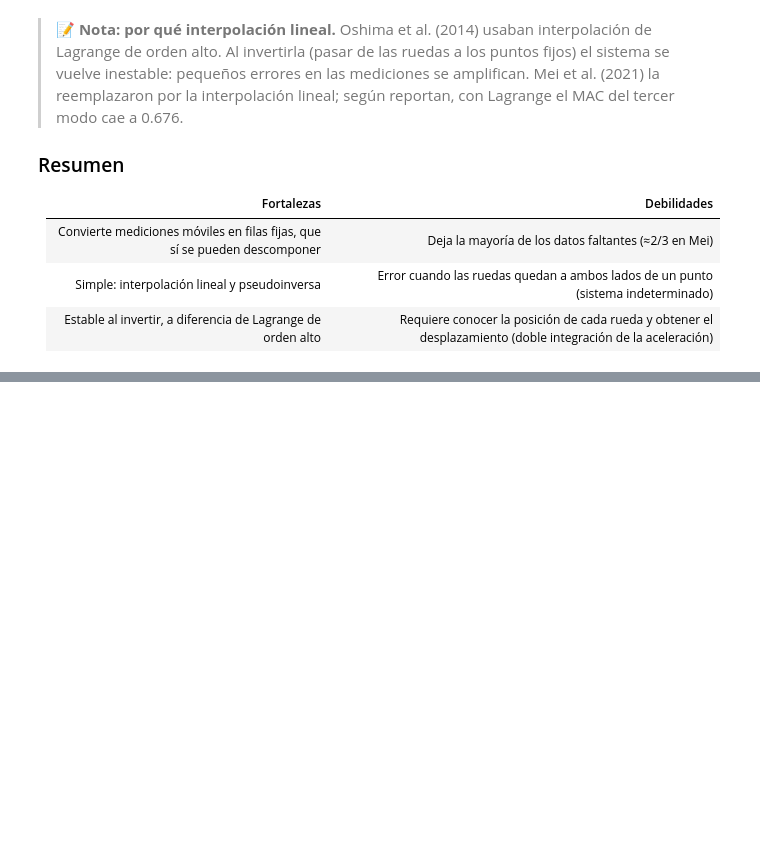
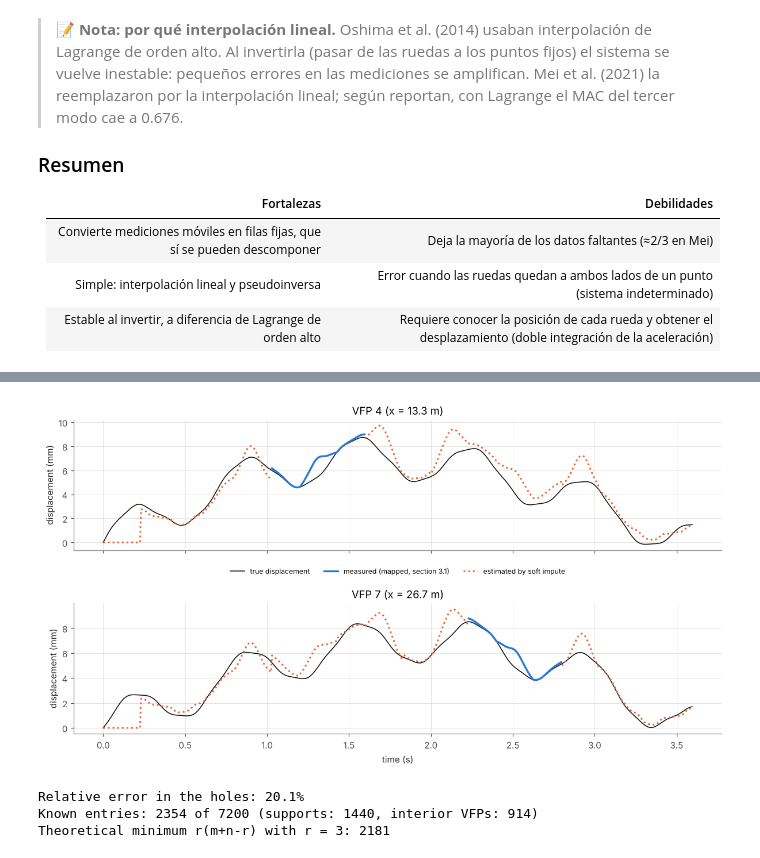
Before and after one commit to 25adiaz-apps/assignment-3-machine-learning, a Jupyter notebook: literature-review/metodos/metodos.ipynb, the cells around one changed output, grey strips where cells are left out. Cells and saved outputs as stored; diff of their text form; code cells hidden in the pictures; blank space fills up the shorter version.

Commit message:
Add section 3.2: matrix completion with soft imputing
Co-Authored-By: Claude Opus 5.5 <noreply@anthropic.com>
Claude-Session: https://claude.ai/code/session_01ER6toXZwCFLGk3arJZsFg2

```diff
--- a/literature-review/metodos/metodos.ipynb
+++ b/literature-review/metodos/metodos.ipynb
@@ -795,0 +970,31 @@ El resultado del mapeo **no** es una matriz completa sino una **matriz con hueco
+# %%
+# Plot 2: measured vs estimated displacement at two VFPs (style of Mei's Fig. 8)
+fig, axes = plt.subplots(2, 1, figsize=(11, 6), sharex=True)
+for ax, j in zip(axes, [3, 6]):
+    measured = np.where(known_mei[j], D_sparse[j], np.nan)
+    estimated = np.where(~known_mei[j], Z_opt[j], np.nan)
+    ax.plot(mei_t, D_true[j], color=COLOR_TRUE, lw=1, label="true displacement")
+    ax.plot(mei_t, measured, color=COLOR_1, lw=2.2, label="measured (mapped, section 3.1)")
+    ax.plot(mei_t, estimated, ":", color=COLOR_2, lw=2, label="estimated by soft impute")
+    ax.set_ylabel("displacement (mm)")
+    ax.set_title(f"VFP {j + 1} (x = {MEI_VFP[j]:.1f} m)")
+axes[0].legend(loc="upper center", bbox_to_anchor=(0.5, -0.08), ncol=3, fontsize=8)
+axes[1].set_xlabel("time (s)")
+fig.tight_layout()
+plt.show()
+
+holes = ~known_mei
+rel_err_holes = np.linalg.norm((Z_opt - D_true)[holes]) / np.linalg.norm(D_true[holes])
+m_rows, n_cols, rank = D_sparse.shape[0], D_sparse.shape[1], 3
+n_min = rank * (m_rows + n_cols - rank)
+n_known = known_mei.sum()
+n_informative = known_mei[1:-1].sum()                # supports are always zero (phi = 0)
+print(f"Relative error in the holes: {rel_err_holes:.1%}")
+print(f"Known entries: {n_known} of {known_mei.size} (supports: {n_known - n_informative}, "
+      f"interior VFPs: {n_informative})")
+print(f"Theoretical minimum r(m+n-r) with r = {rank}: {n_min}")
+# %% [output]
+[figure, added]
+Relative error in the holes: 20.1%
+Known entries: 2354 of 7200 (supports: 1440, interior VFPs: 914)
+Theoretical minimum r(m+n-r) with r = 3: 2181
```
Also changed, not shown: parts of 10 cells of this notebook, 1 other file.
